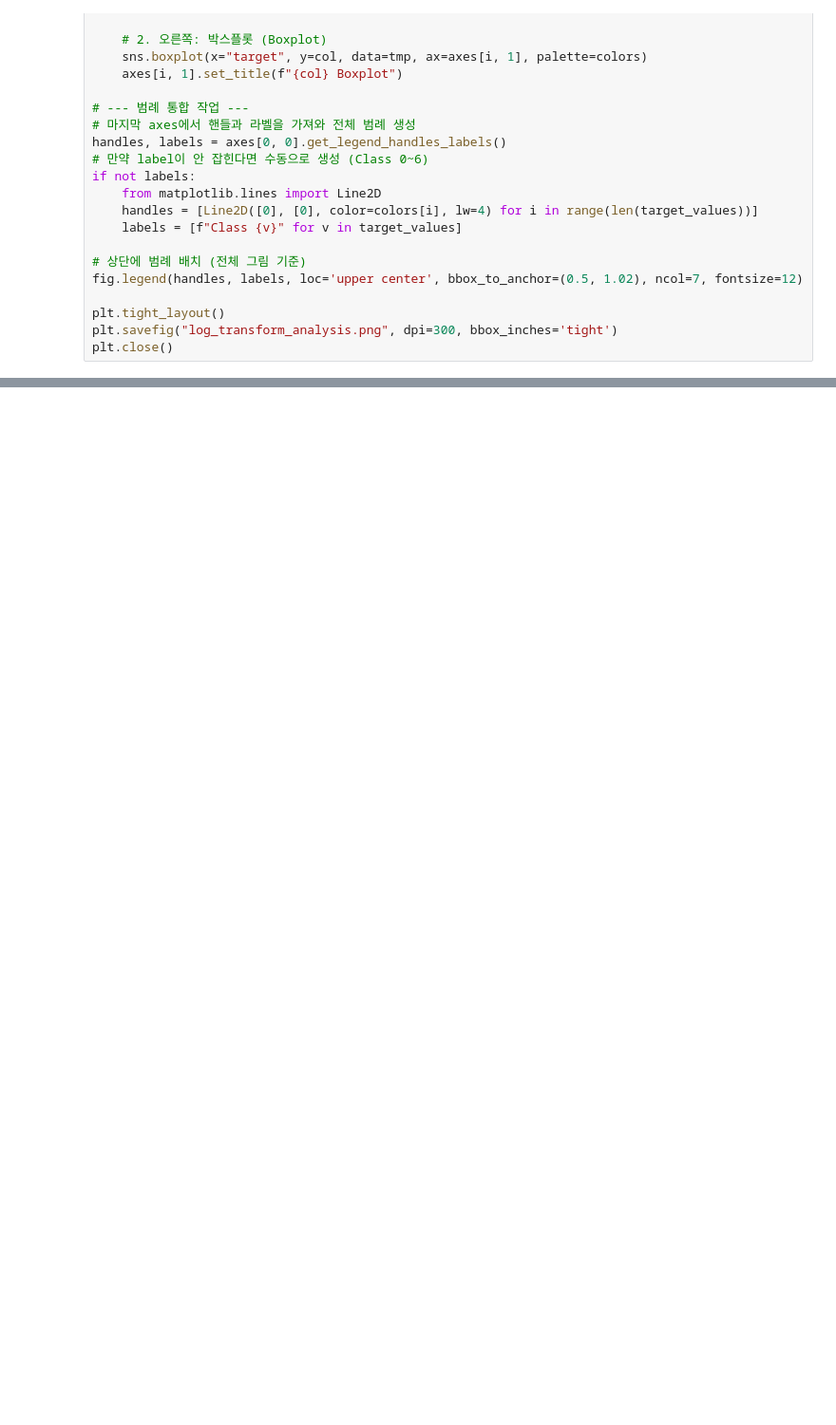
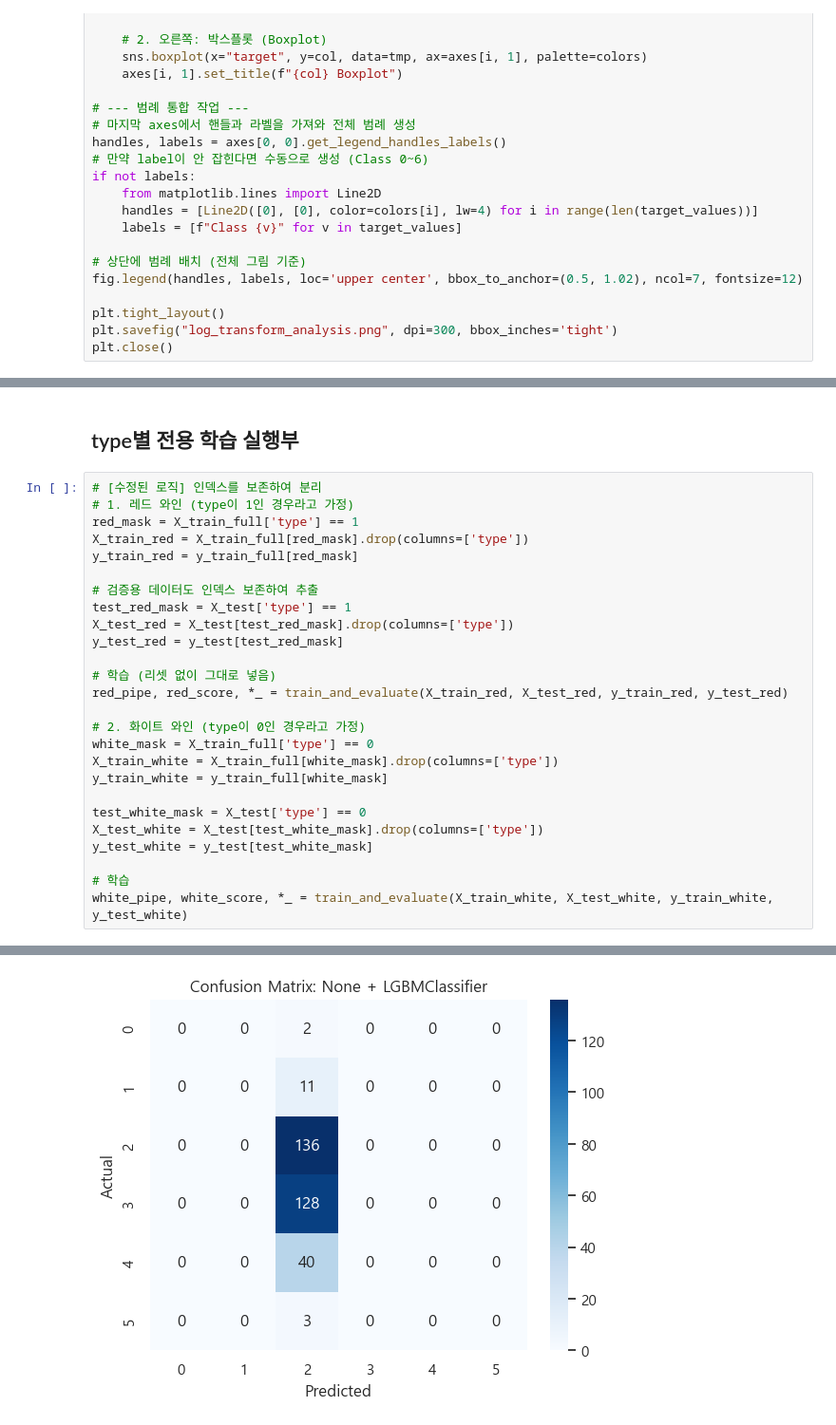
Before and after one commit to Kwonym0814/AIotDataAnalysis, a Jupyter notebook: workspace_python/ml/lec05_와인분류.ipynb, the cells around one changed output, grey strips where cells are left out. Shown at 95% size. Saved outputs shown, nothing was run; the diff lists cells and outputs as text; blank space fills up the shorter version.

```diff
--- a/workspace_python/ml/lec05_와인분류.ipynb
+++ b/workspace_python/ml/lec05_와인분류.ipynb
@@ -582,0 +664,29 @@ best_pipe, best_score, X_train, X_test, y_train, y_test = train_and_evaluate(X_t
+# %% [markdown]
+## type별 전용 학습 실행부
+# %%
+# [수정된 로직] 인덱스를 보존하여 분리
+# 1. 레드 와인 (type이 1인 경우라고 가정)
+red_mask = X_train_full['type'] == 1
+X_train_red = X_train_full[red_mask].drop(columns=['type'])
+y_train_red = y_train_full[red_mask]
+
+# 검증용 데이터도 인덱스 보존하여 추출
+test_red_mask = X_test['type'] == 1
+X_test_red = X_test[test_red_mask].drop(columns=['type'])
+y_test_red = y_test[test_red_mask]
+
+# 학습 (리셋 없이 그대로 넣음)
+red_pipe, red_score, *_ = train_and_evaluate(X_train_red, X_test_red, y_train_red, y_test_red)
+
+# 2. 화이트 와인 (type이 0인 경우라고 가정)
+white_mask = X_train_full['type'] == 0
+X_train_white = X_train_full[white_mask].drop(columns=['type'])
+y_train_white = y_train_full[white_mask]
+
+test_white_mask = X_test['type'] == 0
+X_test_white = X_test[test_white_mask].drop(columns=['type'])
+y_test_white = y_test[test_white_mask]
+
+# 학습
+white_pipe, white_score, *_ = train_and_evaluate(X_train_white, X_test_white, y_train_white, y_test_white)
+# %% [output]
@@ -582,0 +710 @@ best_pipe, best_score, X_train, X_test, y_train, y_test = train_and_evaluate(X_t
+[figure, added]
```
Also changed, not shown: parts of 30 cells of this notebook, 6 other files.
